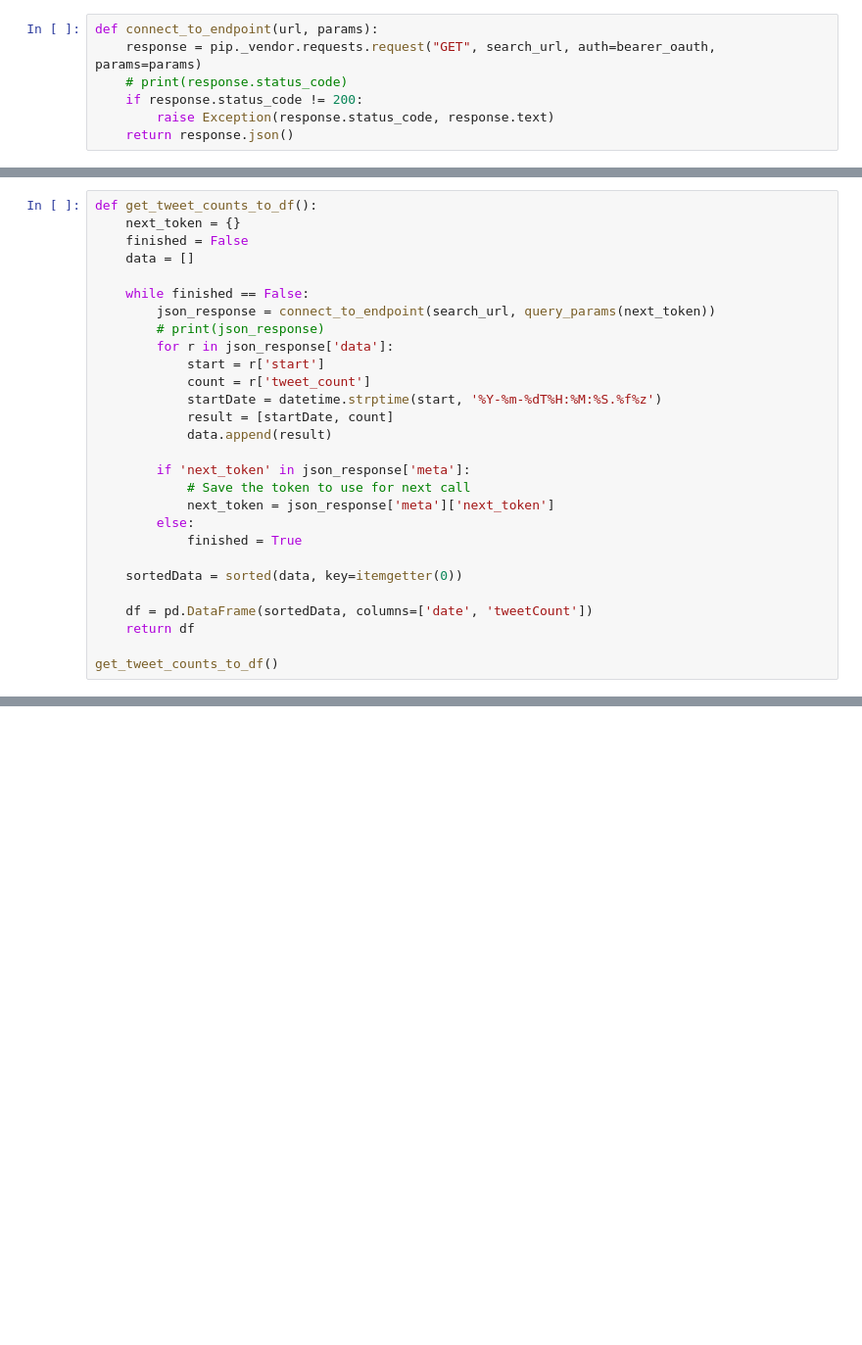
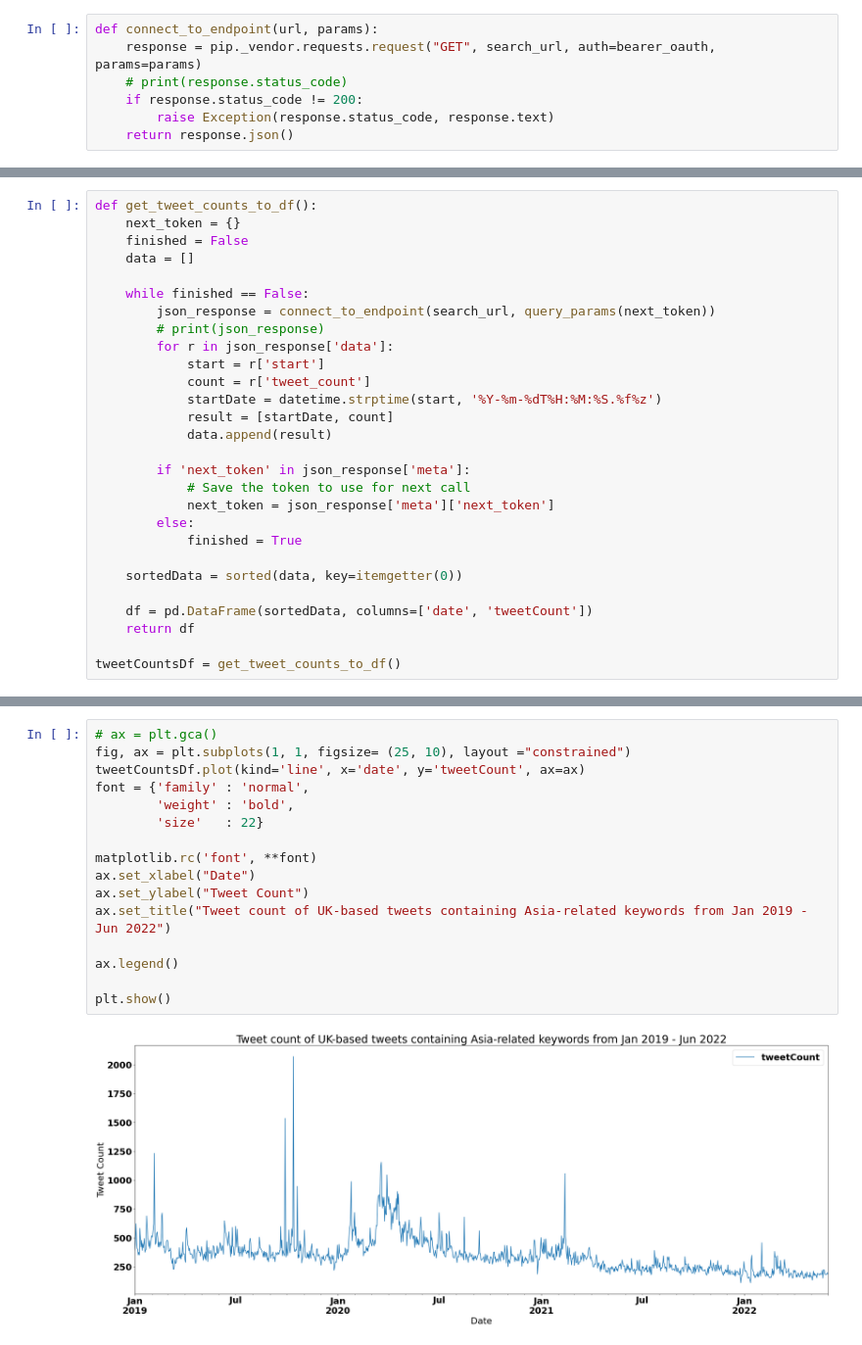
Before and after one commit to ORJackson/Sentiment-Analysis_UK-Anti-Asian-Sentiment-Covid-19, a Jupyter notebook: tweetCountsAsianKeywords.ipynb, the cells around one changed output, grey strips where cells are left out. Shown: that part at 98% size. Drawn from its saved outputs; the diff is of its cells as text; blank space fills up the shorter version.

Commit message:
created tweet count graph

```diff
--- a/tweetCountsAsianKeywords.ipynb
+++ b/tweetCountsAsianKeywords.ipynb
@@ -111,4 +136,4 @@ def get_tweet_counts_to_df():
     df = pd.DataFrame(sortedData, columns=['date', 'tweetCount'])
     return df
 
-get_tweet_counts_to_df()
+tweetCountsDf = get_tweet_counts_to_df()
@@ -128,0 +166,18 @@ get_tweet_counts_to_df()
+# %%
+# ax = plt.gca()
+fig, ax = plt.subplots(1, 1, figsize= (25, 10), layout ="constrained")
+tweetCountsDf.plot(kind='line', x='date', y='tweetCount', ax=ax)
+font = {'family' : 'normal',
+        'weight' : 'bold',
+        'size'   : 22}
+
+matplotlib.rc('font', **font)
+ax.set_xlabel("Date")
+ax.set_ylabel("Tweet Count")
+ax.set_title("Tweet count of UK-based tweets containing Asia-related keywords from Jan 2019 - Jun 2022")
+
+ax.legend()
+
+plt.show()
+# %% [output]
+[figure, added]
```
Also changed, not shown: parts of 10 cells of this notebook, 3 other files.
